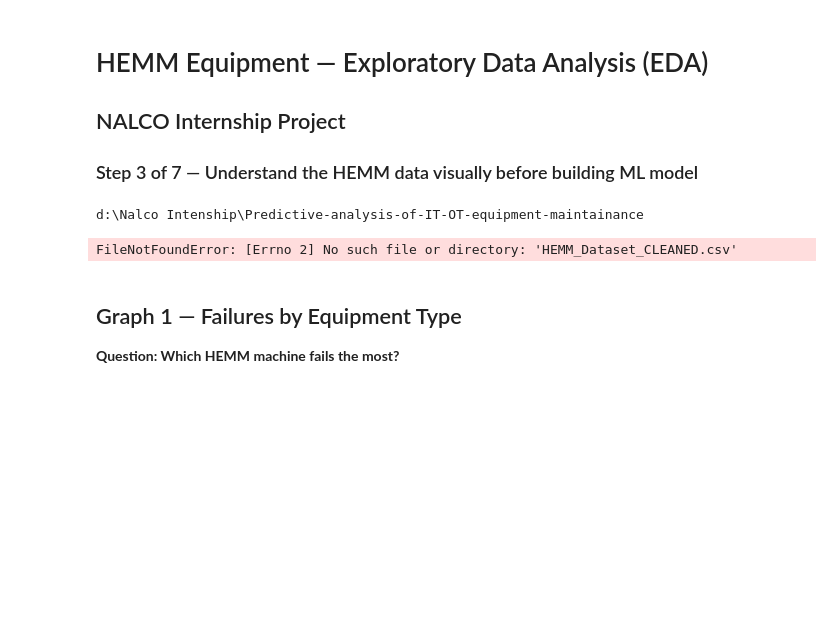
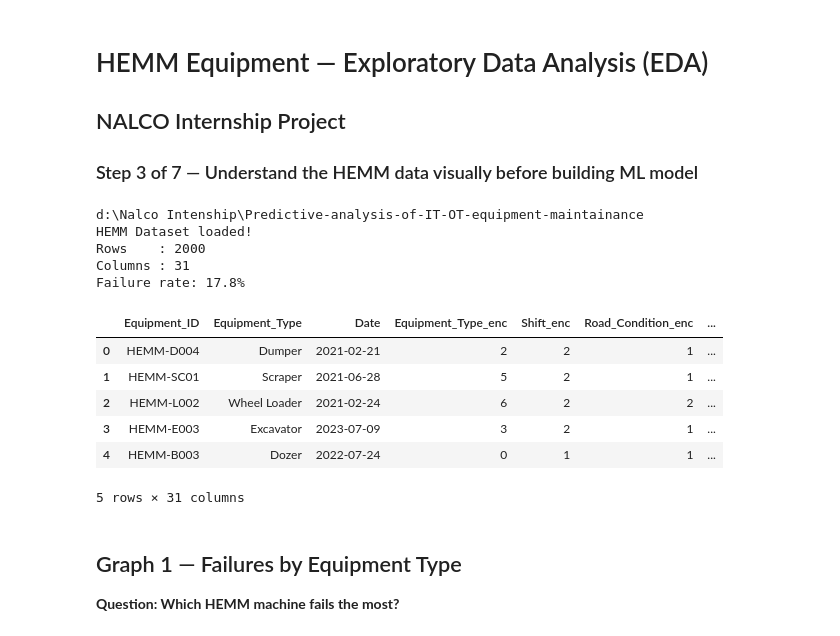
Before and after one commit to subham21-s/Predictive-analysis-of-IT-OT-equipment-maintainance, a Jupyter notebook: 03_HEMM_EDA.ipynb, the cells around one changed output. Saved outputs shown, nothing was run; the diff lists cells and outputs as text; code cells hidden in the pictures; blank space fills up the shorter version.

Commit message:
added EDA notebooks and graphs for IT and HEMM

```diff
--- a/03_HEMM_EDA.ipynb
+++ b/03_HEMM_EDA.ipynb
@@ -5,24 +5,34 @@
 # %%
 import pandas as pd
 import numpy as np
 import matplotlib.pyplot as plt
 import seaborn as sns
 import warnings
 import os
 warnings.filterwarnings('ignore')
 
 print(os.getcwd())
-df = pd.read_csv("../data/HEMM_Dataset_CLEANED.csv")  # Adjust path based on your directory structure
+df = pd.read_csv("D:\\Nalco Intenship\\Predictive-analysis-of-IT-OT-equipment-maintainance\\HEMM_Dataset_CLEANED (1).csv")  # Adjust path based on your directory structure
 df['Date'] = pd.to_datetime(df['Date'])
 
 print("HEMM Dataset loaded!")
 print(f"Rows    : {df.shape[0]}")
 print(f"Columns : {df.shape[1]}")
 print(f"Failure rate: {df['Failure'].mean()*100:.1f}%")
 df.head()
 # %% [output]
 d:\Nalco Intenship\Predictive-analysis-of-IT-OT-equipment-maintainance
+HEMM Dataset loaded!
+Rows    : 2000
+Columns : 31
+Failure rate: 17.8%
+|  | Equipment_ID | Equipment_Type | Date | Equipment_Type_enc | Shift_enc | Road_Condition_enc | ... |
+| 0 | HEMM-D004 | Dumper | 2021-02-21 | 2 | 2 | 1 | ... |
+| 1 | HEMM-SC01 | Scraper | 2021-06-28 | 5 | 2 | 1 | ... |
+| 2 | HEMM-L002 | Wheel Loader | 2021-02-24 | 6 | 2 | 2 | ... |
+| 3 | HEMM-E003 | Excavator | 2023-07-09 | 3 | 2 | 1 | ... |
+| 4 | HEMM-B003 | Dozer | 2022-07-24 | 0 | 1 | 1 | ... |
-FileNotFoundError: [Errno 2] No such file or directory: 'HEMM_Dataset_CLEANED.csv'
+5 rows × 31 columns
 # %% [markdown]
 ## Graph 1 — Failures by Equipment Type
 **Question: Which HEMM machine fails the most?**
```
Also changed, not shown: parts of 9 cells of this notebook, 1 other file.
